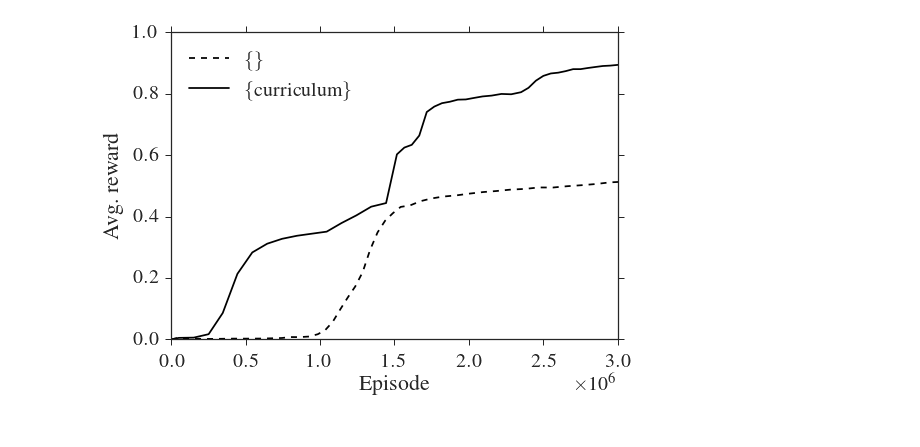
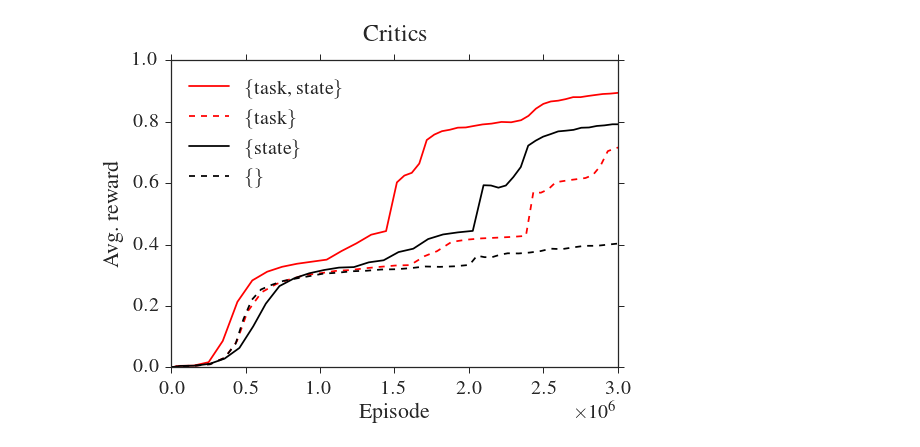
Before and after one commit to jacobandreas/psketch, a Jupyter notebook: experiments/figures.ipynb, the cells around one changed output. Saved outputs shown, nothing was run; the diff lists cells and outputs as text; code cells hidden in the pictures.

```diff
--- a/experiments/figures.ipynb
+++ b/experiments/figures.ipynb
@@ -119,7 +113,11 @@ plot_means(
-# %%
-plot_means(
-    {"craft_modular_no-curriculum": ("\{\}", "k", "--"),
-     "craft_modular_state-baseline": ("\{curriculum\}", "k", "-")},
-    10)
-# %% [output]
-[figure, removed]
+# %%
+plot_means("Critics",
+    [
+     ("craft_modular_state-baseline", ("\{task, state\}", "r", "-")),
+     ("craft_modular_task-baseline", ("\{task\}", "r", "--")),
+     ("craft_modular_common-baseline", ("\{state\}", "k", "-")),
+     ("craft_modular_common-nostate-baseline", ("\{\}", "k", "--"))
+    ],
+    10)
+# %% [output]
+[figure, added]
```
Also changed, not shown: parts of 7 cells of this notebook, 1 other file.
